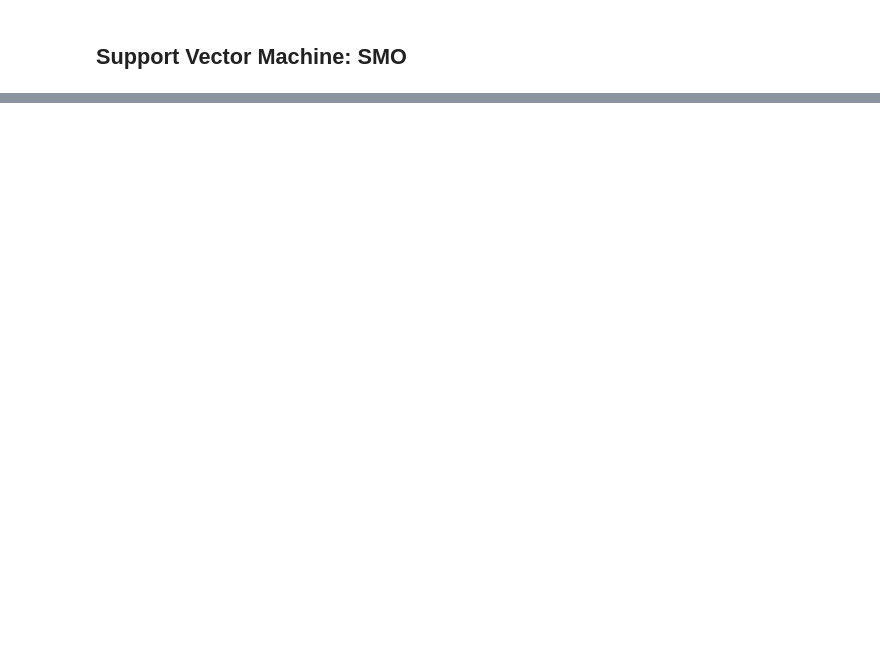
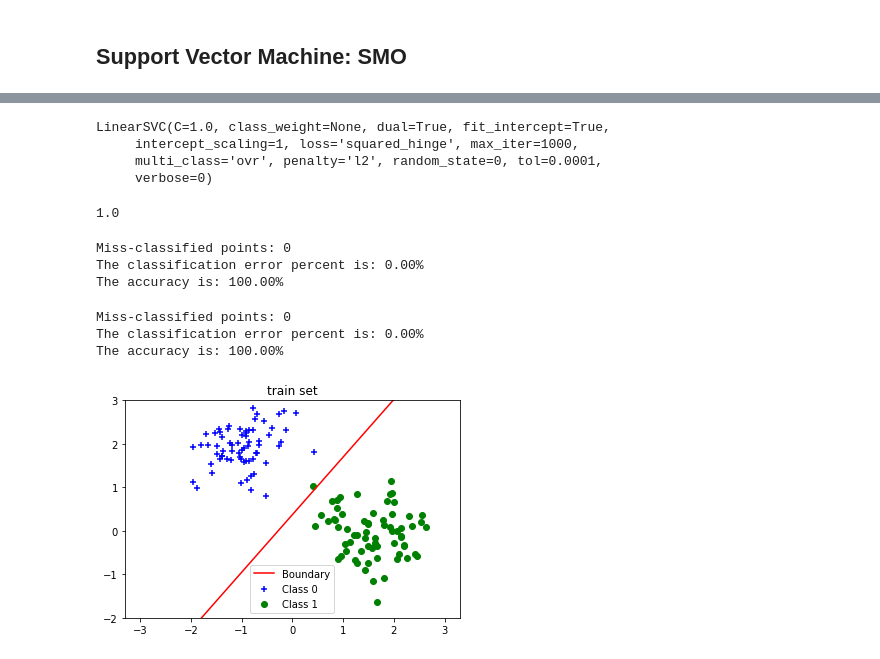
Before and after one commit to siddhantbenadikar/MachineLearningNEU, a Jupyter notebook: SVM/SVMsmo.ipynb, the cells around one changed output, grey strips where cells are left out. Saved outputs shown, nothing was run; the diff lists cells and outputs as text; code cells hidden in the pictures; blank space fills up the shorter version.

```diff
--- a/SVM/SVMsmo.ipynb
+++ b/SVM/SVMsmo.ipynb
@@ -192,0 +182,38 @@ NameError: name 'sigmoid' is not defined
+# %%
+clf = LinearSVC(random_state=0)
+clf.fit(X_train, y_train)
+# %% [output]
+LinearSVC(C=1.0, class_weight=None, dual=True, fit_intercept=True,
+     intercept_scaling=1, loss='squared_hinge', max_iter=1000,
+     multi_class='ovr', penalty='l2', random_state=0, tol=0.0001,
+     verbose=0)
+# %%
+def classification_error_print_sklearn(X_train, y_train):
+    y_pred = clf.predict(X_train)
+    classification_error = classificationError(y_train, y_pred)
+    classification_error_percent =  classification_error / len(y_pred) * 100
+    print("Miss-classified points:", classification_error)
+    print("The classification error percent is: {:0.2f}%".format(classification_error_percent))
+    print("The accuracy is: {:0.2f}%".format(100 - classification_error_percent))
+# %%
+clf.score(X_train, y_train)
+# %% [output]
+1.0
+# %%
+classification_error_print_sklearn(X_train, y_train)
+# %% [output]
+Miss-classified points: 0
+The classification error percent is: 0.00%
+The accuracy is: 100.00%
+# %%
+classification_error_print_sklearn(X_test, y_test)
+# %% [output]
+Miss-classified points: 0
+The classification error percent is: 0.00%
+The accuracy is: 100.00%
+# %%
+theta_smo_sklearn = clf.coef_
+# %%
+plotPrediction(X_train, y_train, theta_smo_sklearn, "train set")
+# %% [output]
+[figure, added]
```
Also changed, not shown: parts of 19 cells of this notebook, 5 other files.
